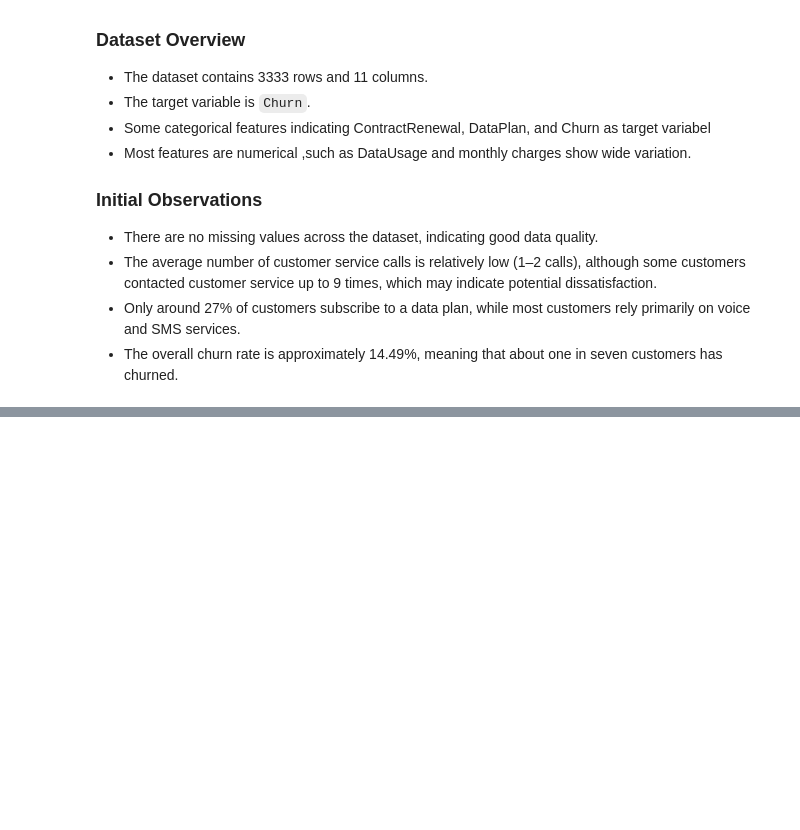
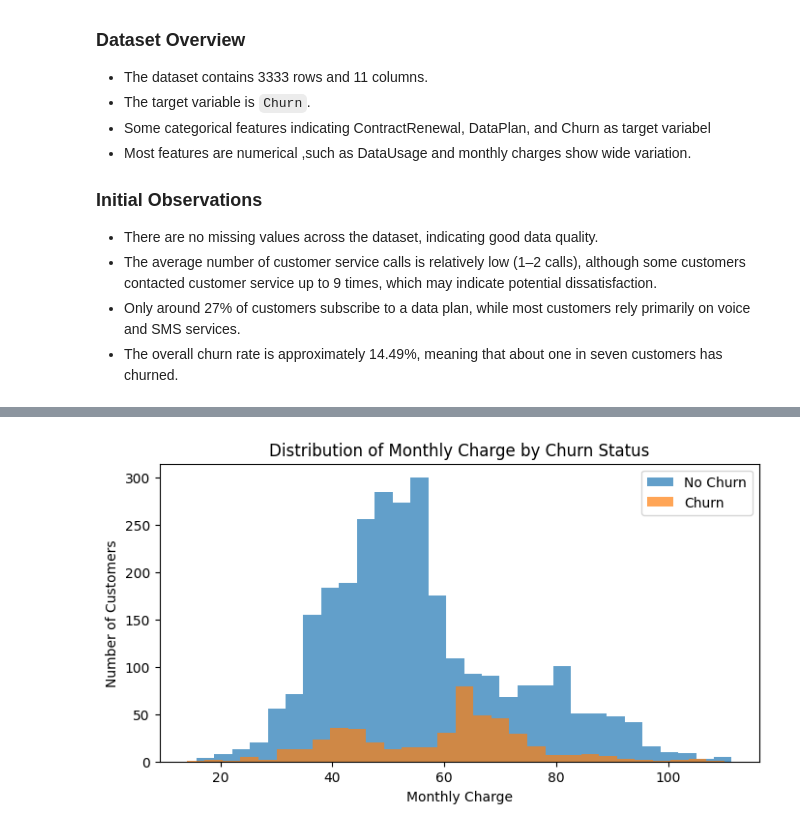
Before and after one commit to yulita231/customer-churn-analysis, a Jupyter notebook: customerChurnAnalysis.ipynb, the cells around one changed output, grey strips where cells are left out. Cells and saved outputs as stored; diff of their text form; code cells hidden in the pictures; blank space fills up the shorter version.

```diff
--- a/customerChurnAnalysis.ipynb
+++ b/customerChurnAnalysis.ipynb
@@ -68,0 +176,11 @@ df.head()
+# %%
+plt.figure(figsize=(8, 4))
+plt.hist(df[df['Churn'] == 0]['MonthlyCharge'], bins=30, alpha=0.7, label='No Churn')
+plt.hist(df[df['Churn'] == 1]['MonthlyCharge'], bins=30, alpha=0.7, label='Churn')
+plt.xlabel('Monthly Charge')
+plt.ylabel('Number of Customers')
+plt.title('Distribution of Monthly Charge by Churn Status')
+plt.legend()
+plt.show()
+# %% [output]
+[figure, added]
```
Also changed, not shown: parts of 18 cells of this notebook, 1 other file.
